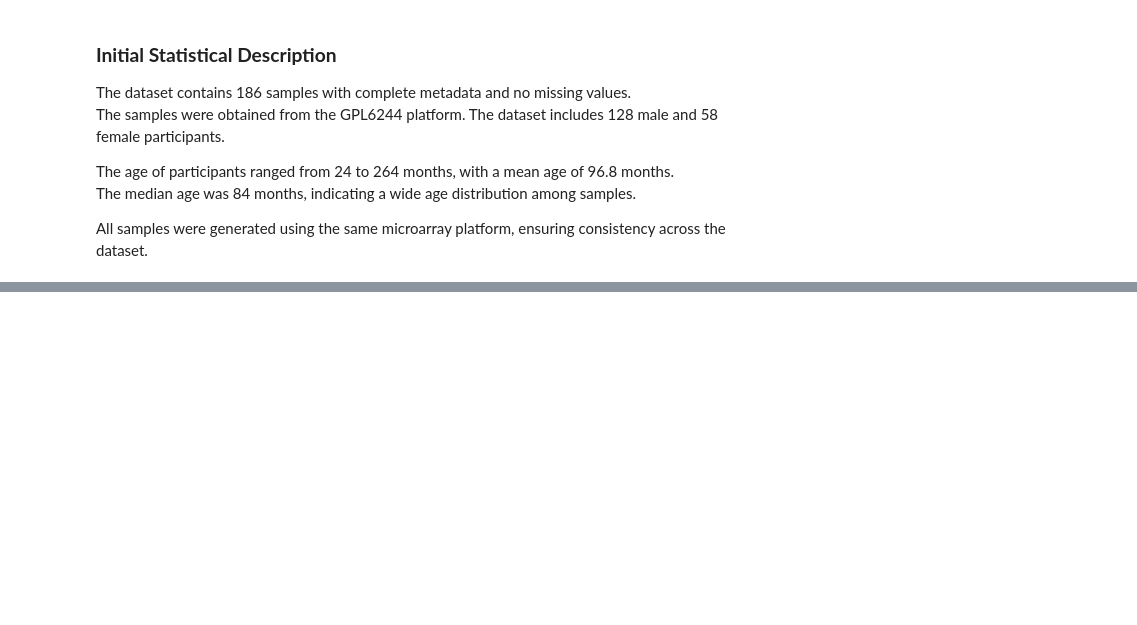
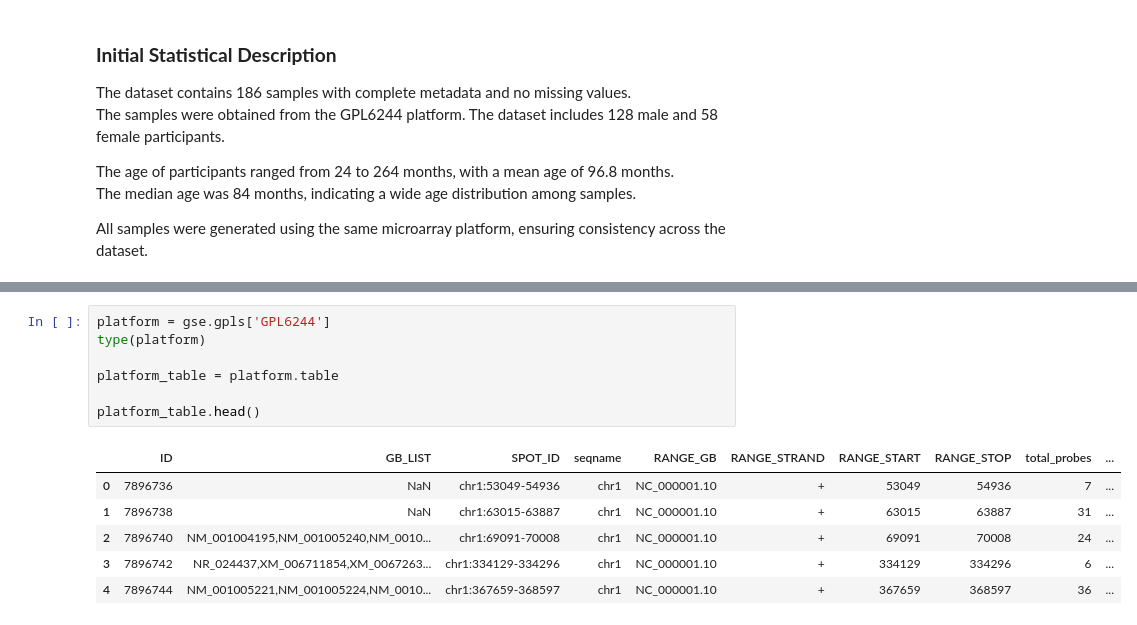
Before and after one commit to layakhosravi77-creator/ASD-Blood-Transcriptomic-Analysis, a Jupyter notebook: notebooks/01_data_exploration.ipynb, the cells around one changed output, grey strips where cells are left out. Drawn from its saved outputs; the diff is of its cells as text; blank space fills up the shorter version.

```diff
--- a/notebooks/01_data_exploration.ipynb
+++ b/notebooks/01_data_exploration.ipynb
@@ -254,0 +265,14 @@ Data Exploration
+# %%
+platform = gse.gpls['GPL6244']
+type(platform)
+
+platform_table = platform.table
+
+platform_table.head()
+# %% [output]
+|  | ID | GB_LIST | SPOT_ID | seqname | RANGE_GB | RANGE_STRAND | RANGE_START | RANGE_STOP | total_probes | ... |
+| 0 | 7896736 | NaN | chr1:53049-54936 | chr1 | NC_000001.10 | + | 53049 | 54936 | 7 | ... |
+| 1 | 7896738 | NaN | chr1:63015-63887 | chr1 | NC_000001.10 | + | 63015 | 63887 | 31 | ... |
+| 2 | 7896740 | NM_001004195,NM_001005240,NM_0010... | chr1:69091-70008 | chr1 | NC_000001.10 | + | 69091 | 70008 | 24 | ... |
+| 3 | 7896742 | NR_024437,XM_006711854,XM_0067263... | chr1:334129-334296 | chr1 | NC_000001.10 | + | 334129 | 334296 | 6 | ... |
+| 4 | 7896744 | NM_001005221,NM_001005224,NM_0010... | chr1:367659-368597 | chr1 | NC_000001.10 | + | 367659 | 368597 | 36 | ... |
```
Also changed, not shown: parts of 41 cells of this notebook, 4 other files.
